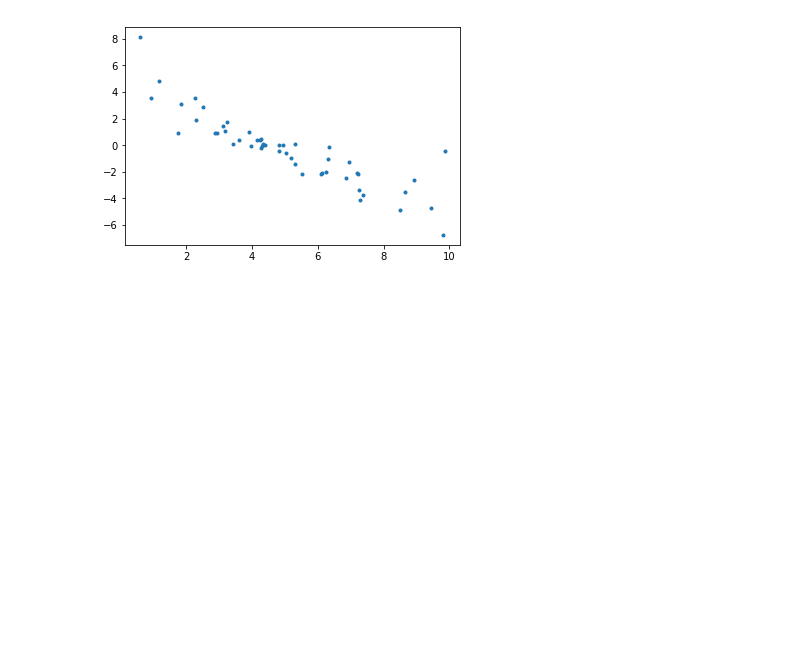
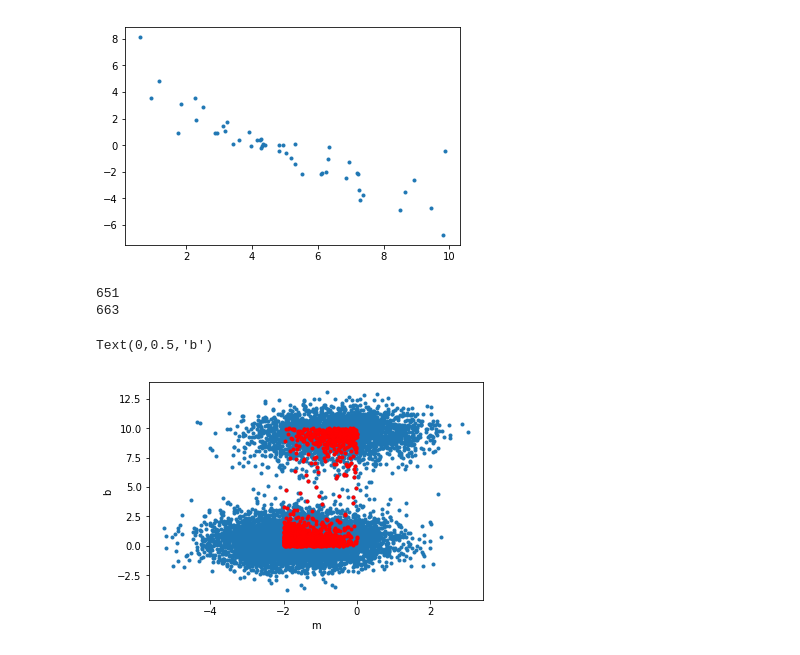
Before and after one commit to DCIDA2019/dcida2020ii-mchvz, a Jupyter notebook: Oct_16/Likelihood_3.ipynb, the cells around one changed output. Drawn from its saved outputs; the diff is of its cells as text; code cells hidden in the pictures; blank space fills up the shorter version.

```diff
--- a/Oct_16/Likelihood_3.ipynb
+++ b/Oct_16/Likelihood_3.ipynb
@@ -101,34 +101,39 @@ for i in range(s):
     posn_v [i]= posn/posv
 
 
     if posn > posv*1:
 
         posv = np.copy(posn)
         m0 = np.copy(m1)
         b0 = np.copy(b1)
 
         count = count+1
         a.append(m0)
         b.append(b0)
 
 
     elif posn_v[i] > np.random.rand():
         posv = np.copy(posn)
         m0 = np.copy(m1)
         b0 = np.copy(b1)
 
         count1 = count1+1
         a.append(m0)
         b.append(b0)
 
 
 
 print(count)
 print(count1)
 plt.plot(h[:,0],h[:,1],'.')
-plt.plot(a,b,'r')
+plt.plot(a,b,'r.')
 plt.xlabel('m')
 plt.ylabel('b')
+# %% [output]
+651
+663
+Text(0,0.5,'b')
+[figure, added]
 # %%
 plt.hist(h[:,0],50, edgecolor='black', label='m');
 plt.hist(h[:,1],50, edgecolor='black',label='b');
```
Also changed, not shown: parts of 3 cells of this notebook.
